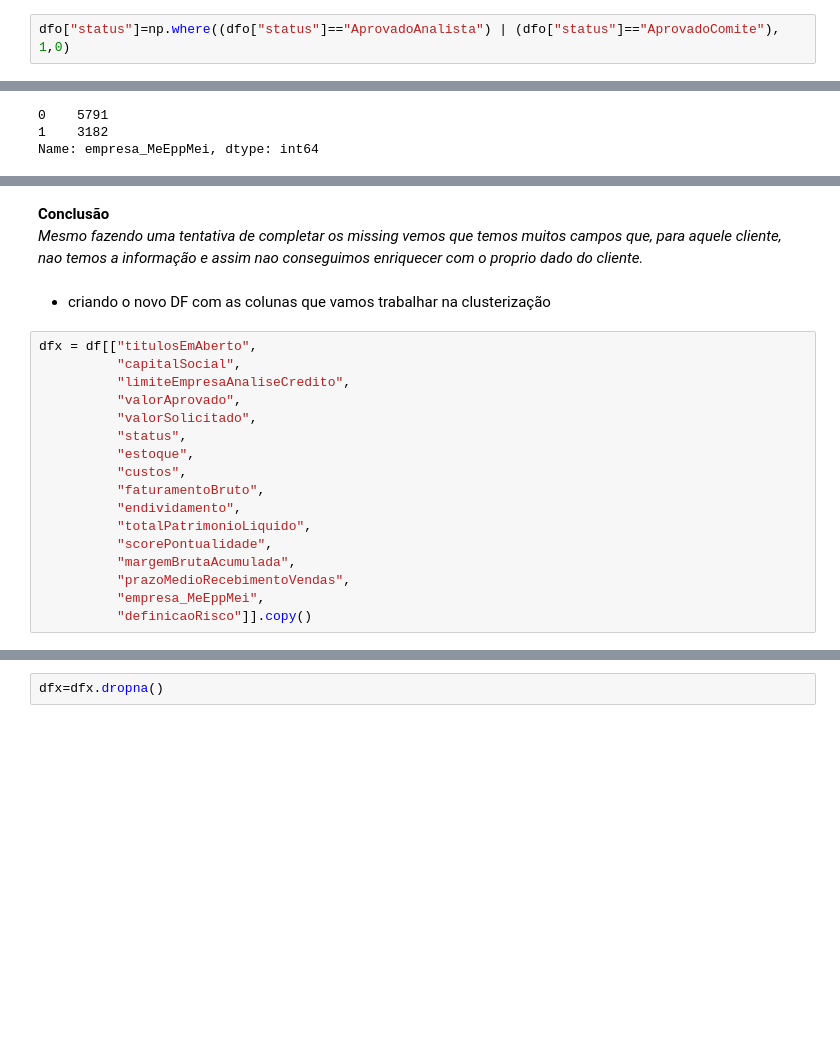
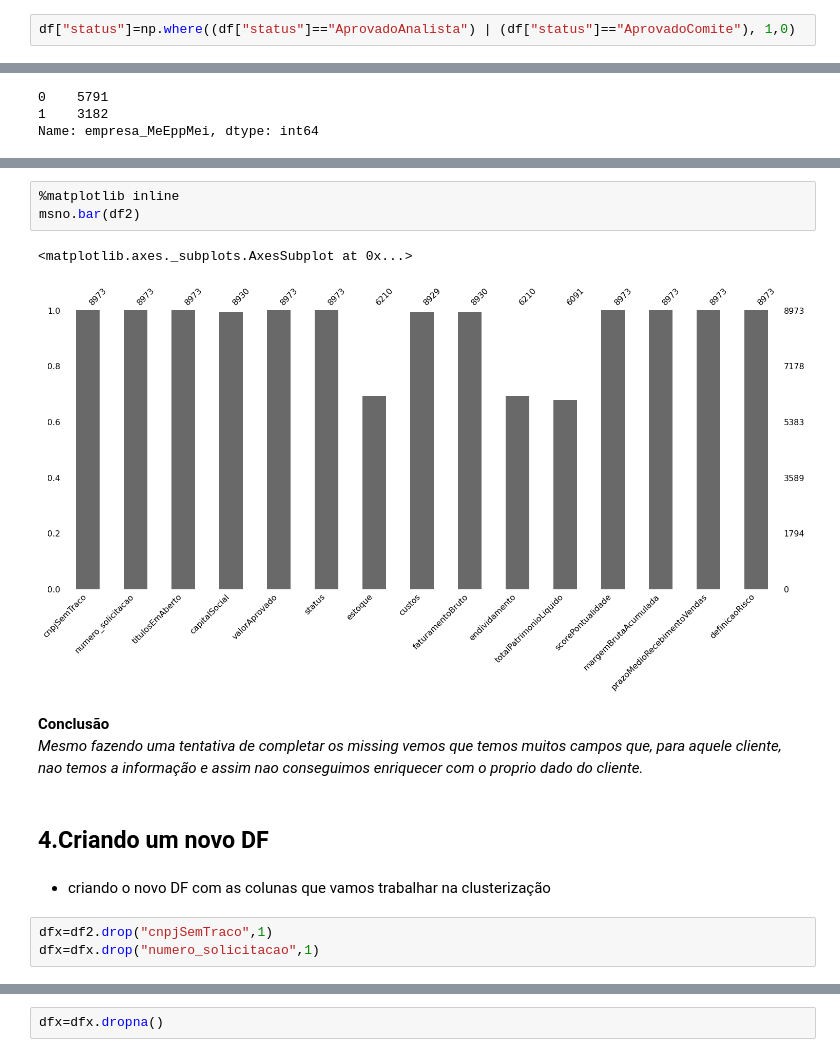
Before and after one commit to bartiralira/bootcampIA, a Jupyter notebook: BootCamp1.ipynb, the cells around one changed output, grey strips where cells are left out. Cells and saved outputs as stored; diff of their text form; blank space fills up the shorter version.

```diff
--- a/BootCamp1.ipynb
+++ b/BootCamp1.ipynb
@@ -263,5 +316,5 @@ dfo["valorAprovado"].isnull().sum()
 # %% [markdown]
 * *Status*
 # %%
-dfo["status"]=np.where((dfo["status"]=="AprovadoAnalista") | (dfo["status"]=="AprovadoComite"), 1,0)
+df["status"]=np.where((df["status"]=="AprovadoAnalista") | (df["status"]=="AprovadoComite"), 1,0)
 # %%
@@ -352,22 +464,16 @@ df["definicaoRisco"]=np.int64(df["definicaoRisco"])
+# %%
+%matplotlib inline
+msno.bar(df2)
+# %% [output]
+<matplotlib.axes._subplots.AxesSubplot at 0x...>
+[figure, added]
 # %% [markdown]
 **Conclusão**<br>
 *Mesmo fazendo uma tentativa de completar os missing vemos que temos muitos campos que, para aquele cliente, nao temos a informação e assim nao conseguimos enriquecer com o proprio dado do cliente.*
+# %% [markdown]
+## 4.Criando um novo DF
 # %% [markdown]
 * criando o novo DF com as colunas que vamos trabalhar na clusterização
-# %%
-dfx = df[["titulosEmAberto",
-          "capitalSocial",
-          "limiteEmpresaAnaliseCredito",
-          "valorAprovado",
-          "valorSolicitado",
-          "status",
-          "estoque",
-          "custos",
-          "faturamentoBruto",
-          "endividamento",
-          "totalPatrimonioLiquido",
-          "scorePontualidade",
-          "margemBrutaAcumulada",
-          "prazoMedioRecebimentoVendas",
-          "empresa_MeEppMei",
-          "definicaoRisco"]].copy()
+# %%
+dfx=df2.drop("cnpjSemTraco",1)
+dfx=dfx.drop("numero_solicitacao",1)
```
Also changed, not shown: parts of 50 cells of this notebook.
